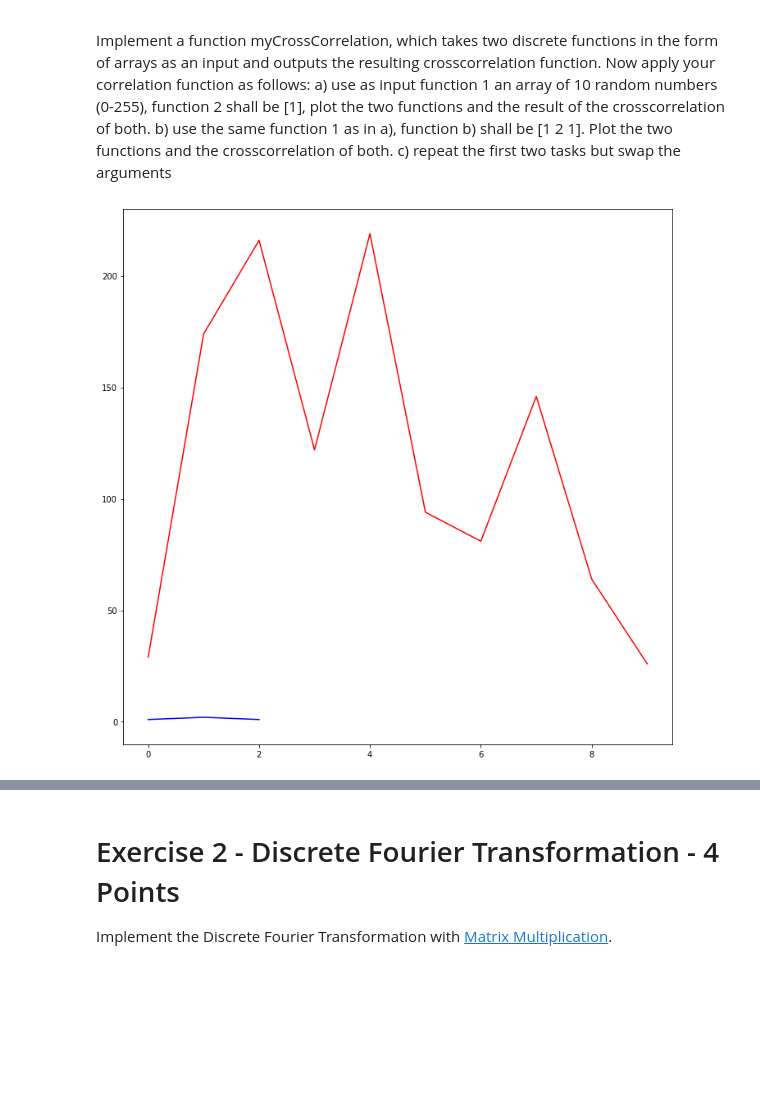
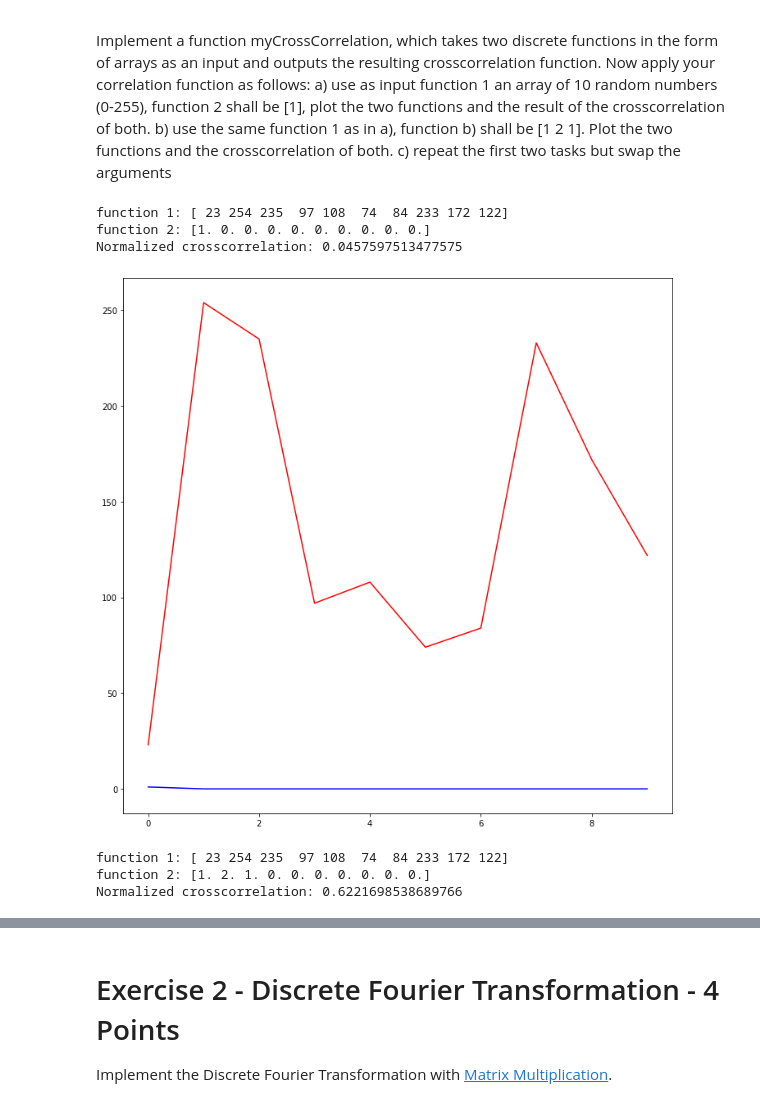
Before and after one commit to oleksa-oleksa/Image_Processing_SS2020_FU_Berlin, a Jupyter notebook: assignments/06_assignment.ipynb, the cells around one changed output, grey strips where cells are left out. Drawn from its saved outputs; the diff is of its cells as text; code cells hidden in the pictures; blank space fills up the shorter version.

Commit message:
normalized crosscorrelation done: If x and y have different lengths, the function appends zeros to the and of the shorter vector

```diff
--- a/assignments/06_assignment.ipynb
+++ b/assignments/06_assignment.ipynb
@@ -27,27 +27,85 @@ a) use as input function 1 an array of 10 random numbers (0-255), function 2 sha
 b) use the same function 1 as in a), function b) shall be [1 2 1]. Plot the two functions and the crosscorrelation of both.
 c) repeat the first two tasks but swap the arguments
 # %%
+def make_lenghts_equal(func1, func2):
+    # from matlab xcorr function: If x and y have different lengths, the function appends zeros
+    # to the end of the shorter vector so it has the same length as the other.
+    size_diff = np.size(func1) - np.size(func2) # positive if f1 > f2, negative if f1 < f2
+    nulls = np.zeros(size_diff)
+
+    if size_diff < 0:
+        func1 = np.append(func1, nulls)
+    else:
+        func2 = np.append(func2, nulls)
+
+    return func1, func2
+
 def myCrossCorrelation(func1, func2):
     # idea explanation: https://www.youtube.com/watch?v=ngEC3sXeUb4
     # https://anomaly.io/understand-auto-cross-correlation-normalized-shift/index.html
     nom = func1 * func2
 
     sum1 = np.sum(func1**2)
     sum2 = np.sum(func2**2)
 
     dem = np.sqrt(sum1 * sum2)
-    return np.sum(nom)/np.sum(dem)
+    return np.sum(nom)/dem
 
 
 foo1 = np.random.randint(0, 256, 10)
 #print(foo1)
-foo2a = np.random.randint(0, 256, 10)
-#foo2a = np.array([1])
+#foo2a = np.random.randint(0, 256, 10)
+foo2a = np.array([1])
 foo2b = np.array([1, 2, 1])
+
+# ----- A -----
+# compare lenghts and make them equal for crosscorrelation
+foo1, foo2a = make_lenghts_equal(foo1, foo2a)
+
+plt.plot(foo1, color='r')
+plt.plot(foo2a, color='b')
+print("function 1: {}".format(foo1))
+print("function 2: {}".format(foo2a))
+print("Normalized crosscorrelation: {}".format(myCrossCorrelation(foo1, foo2a)))
+plt.show()
+
+# ----- B -----
+# compare lenghts and make them equal for crosscorrelation
+foo1, foo2b = make_lenghts_equal(foo1, foo2b)
 
 plt.plot(foo1, color='r')
 plt.plot(foo2b, color='b')
-plt.plot(myCrossCorrelation(foo1, foo2a), color='g')
+print("function 1: {}".format(foo1))
+print("function 2: {}".format(foo2b))
+print("Normalized crosscorrelation: {}".format(myCrossCorrelation(foo1, foo2b)))
 plt.show()
+
+# ----- C1 -----
+# compare lenghts and make them equal for crosscorrelation
+foo2a, foo1 = make_lenghts_equal(foo2a, foo1)
+
+plt.plot(foo2a, color='r')
+plt.plot(foo1, color='b')
+print("function 1: {}".format(foo2a))
+print("function 2: {}".format(foo1))
+print("Normalized crosscorrelation: {}".format(myCrossCorrelation(foo2a, foo1)))
+plt.show()
+
+# ----- B -----
+# compare lenghts and make them equal for crosscorrelation
+foo2b, foo1 = make_lenghts_equal(foo2b, foo1)
+
+plt.plot(foo2b, color='r')
+plt.plot(foo1, color='b')
+print("function 1: {}".format(foo2b))
+print("function 2: {}".format(foo1))
+print("Normalized crosscorrelation: {}".format(myCrossCorrelation(foo2b, foo1)))
+plt.show()
 # %% [output]
+function 1: [ 23 254 235  97 108  74  84 233 172 122]
+function 2: [1. 0. 0. 0. 0. 0. 0. 0. 0. 0.]
+Normalized crosscorrelation: 0.0457597513477575
-[figure, old version]
+[figure, new version]
+function 1: [ 23 254 235  97 108  74  84 233 172 122]
+function 2: [1. 2. 1. 0. 0. 0. 0. 0. 0. 0.]
+Normalized crosscorrelation: 0.6221698538689766
```
Also changed, not shown: parts of 1 cell of this notebook.
